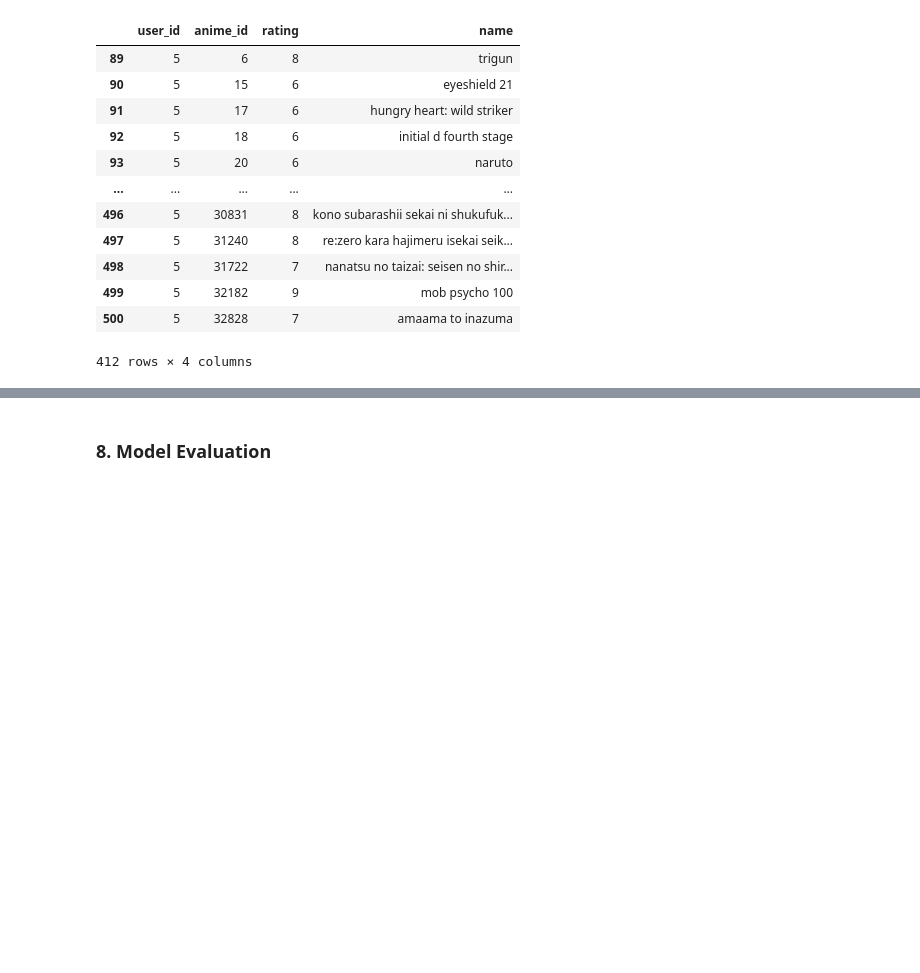
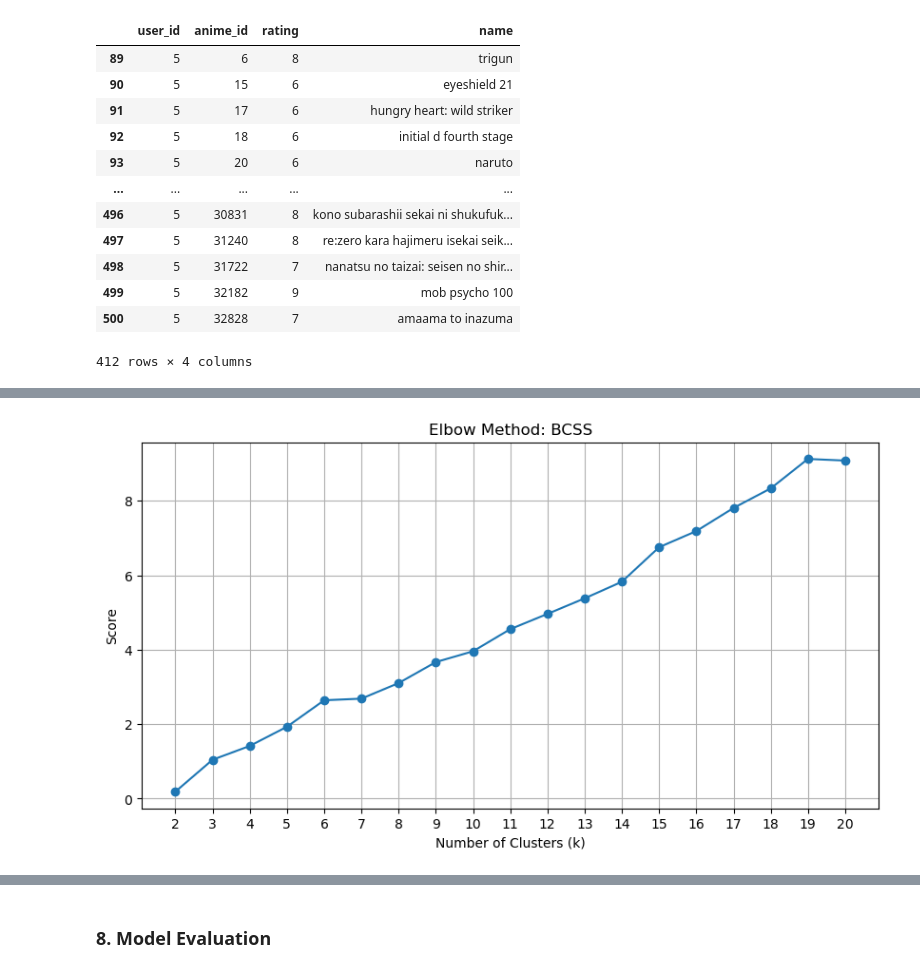
Before and after one commit to PhillipSethole/Anime-Recommender-System-Project-2025, a Jupyter notebook: Anime-Recommender-System-Project-2025 Team 2.ipynb, the cells around one changed output, grey strips where cells are left out. Cells and saved outputs as stored; diff of their text form; code cells hidden in the pictures; blank space fills up the shorter version.

```diff
--- a/Anime-Recommender-System-Project-2025 Team 2.ipynb
+++ b/Anime-Recommender-System-Project-2025 Team 2.ipynb
@@ -609,0 +789,13 @@ ratings[ratings['user_id'] == 5]
+# %%
+# BCSS Elbow Method
+plt.figure(figsize=(10, 5))
+
+plt.plot(cluster_range, bcss, marker='o')
+plt.xlabel("Number of Clusters (k)")
+plt.ylabel("Score")
+plt.title("Elbow Method: BCSS")
+plt.xticks(cluster_range)
+plt.grid()
+plt.show()
+# %% [output]
+[figure, added]
```
Also changed, not shown: parts of 57 cells of this notebook, 1 other file.
